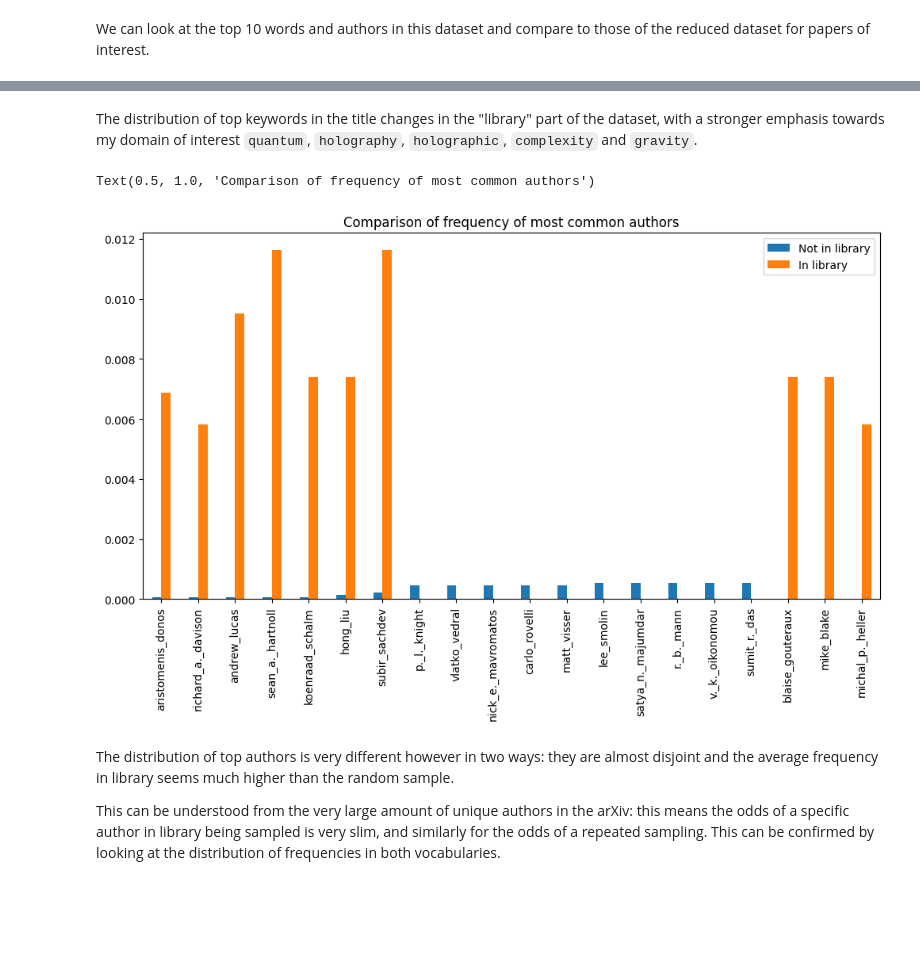
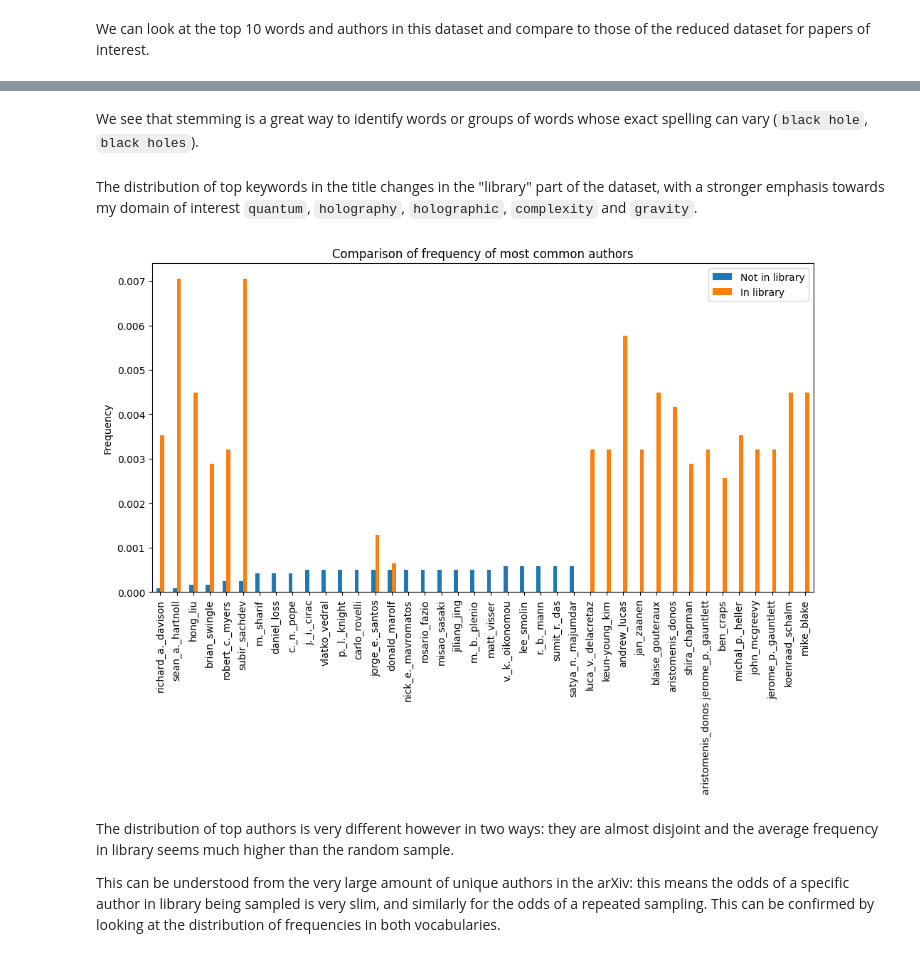
Before and after one commit to NicolasChagnet/arxiv-recommendations, a Jupyter notebook: notebooks/1_exploratory_data_analysis.ipynb, the cells around one changed output, grey strips where cells are left out. Cells and saved outputs as stored; diff of their text form; code cells hidden in the pictures; blank space fills up the shorter version.

Commit message:
Revamped project -- new target encoding for authors

```diff
--- a/notebooks/1_exploratory_data_analysis.ipynb
+++ b/notebooks/1_exploratory_data_analysis.ipynb
@@ -117,12 +123,16 @@ def get_vocab_list(cv, cvFit):
     vocab = vocab.sort_values(ascending=False)
     return vocab
 # %%
-cvTitle = preprocessing.get_cv()
-cvAuthors = preprocessing.get_cv()
-cvCategories = preprocessing.get_cv()
+cvTitle = preprocessing.get_cv(ngram_range=(1, 2), max_features=10_000, stemming=True)
+cvTitleNoStem = preprocessing.get_cv(ngram_range=(1, 2), max_features=10_000, stemming=False)
+cvAuthors = preprocessing.get_cv(ngram_range=(1, 2), max_features=10_000)
+cvCategories = preprocessing.get_cv(ngram_range=(1, 2))
 
 cvTitleFit = cvTitle.fit_transform(all_df_clean["title"])
 vocabTitle = get_vocab_list(cvTitle, cvTitleFit)
+
+cvTitleNoStemFit = cvTitleNoStem.fit_transform(all_df_clean["title"])
+vocabTitleNoStem = get_vocab_list(cvTitleNoStem, cvTitleNoStemFit)
 
 cvAuthorsFit = cvAuthors.fit_transform(all_df_clean["authors"])
 vocabAuthors = get_vocab_list(cvAuthors, cvAuthorsFit)
@@ -133,6 +143,9 @@ vocabCategories = get_vocab_list(cvCategories, cvCategoriesFit)
 cvTitleFitLibrary = cvTitle.fit_transform(all_df_clean.loc[all_df_clean["is_in_library"], "title"])
 vocabTitleLibrary = get_vocab_list(cvTitle, cvTitleFitLibrary)
 
+cvTitleNoStemFitLibrary = cvTitleNoStem.fit_transform(all_df_clean.loc[all_df_clean["is_in_library"], "title"])
+vocabTitleNoStemLibrary = get_vocab_list(cvTitleNoStem, cvTitleNoStemFitLibrary)
+
 cvAuthorsFitLibrary = cvAuthors.fit_transform(all_df_clean.loc[all_df_clean["is_in_library"], "authors"])
 vocabAuthorsLibrary = get_vocab_list(cvAuthors, cvAuthorsFitLibrary)
 
@@ -142,6 +155,9 @@ vocabCategoriesLibrary = get_vocab_list(cvCategories, cvCategoriesFitLibrary)
 cvTitleFitNotLibrary = cvTitle.fit_transform(all_df_clean.loc[-all_df_clean["is_in_library"], "title"])
 vocabTitleNotLibrary = get_vocab_list(cvTitle, cvTitleFitNotLibrary)
 
+cvTitleNoStemFitNotLibrary = cvTitleNoStem.fit_transform(all_df_clean.loc[-all_df_clean["is_in_library"], "title"])
+vocabTitleNoStemNotLibrary = get_vocab_list(cvTitleNoStem, cvTitleNoStemFitNotLibrary)
+
 cvAuthorsFitNotLibrary = cvAuthors.fit_transform(all_df_clean.loc[-all_df_clean["is_in_library"], "authors"])
 vocabAuthorsNotLibrary = get_vocab_list(cvAuthors, cvAuthorsFitNotLibrary)
 
@@ -160,13 +188,16 @@ Text(0.5, 1.0, 'Comparison of frequency of most common words in the title')
+# %% [markdown]
+We see that stemming is a great way to identify words or groups of words whose exact spelling can vary (`black hole`, `black holes`).
 # %% [markdown]
 The distribution of top keywords in the title changes in the "library" part of the dataset, with a stronger emphasis towards my domain of interest `quantum`, `holography`, `holographic`, `complexity` and `gravity`.
 # %%
 ntop = 10
 fig, ax = plt.subplots(figsize=(12, 6))
-plots.plot_top_n(vocabAuthorsNotLibrary, vocabAuthorsLibrary, cols=["Not in library", "In library"], ax=ax)
+plots.plot_top_n(vocabAuthorsNotLibrary, vocabAuthorsLibrary, cols=["Not in library", "In library"], ax=ax, ntop=20)
 ax.set_title("Comparison of frequency of most common authors")
+ax.set_ylabel("Frequency")
+fig.savefig(config.path_figs / "frequency_authors_words_bigram.png", dpi=300)
 # %% [output]
-Text(0.5, 1.0, 'Comparison of frequency of most common authors')
-[figure, old version]
+[figure, new version]
 # %% [markdown]
 The distribution of top authors is very different however in two ways: they are almost disjoint and the average frequency in library seems much higher than the random sample.
 
```
Also changed, not shown: parts of 48 cells of this notebook, 21 other files.
